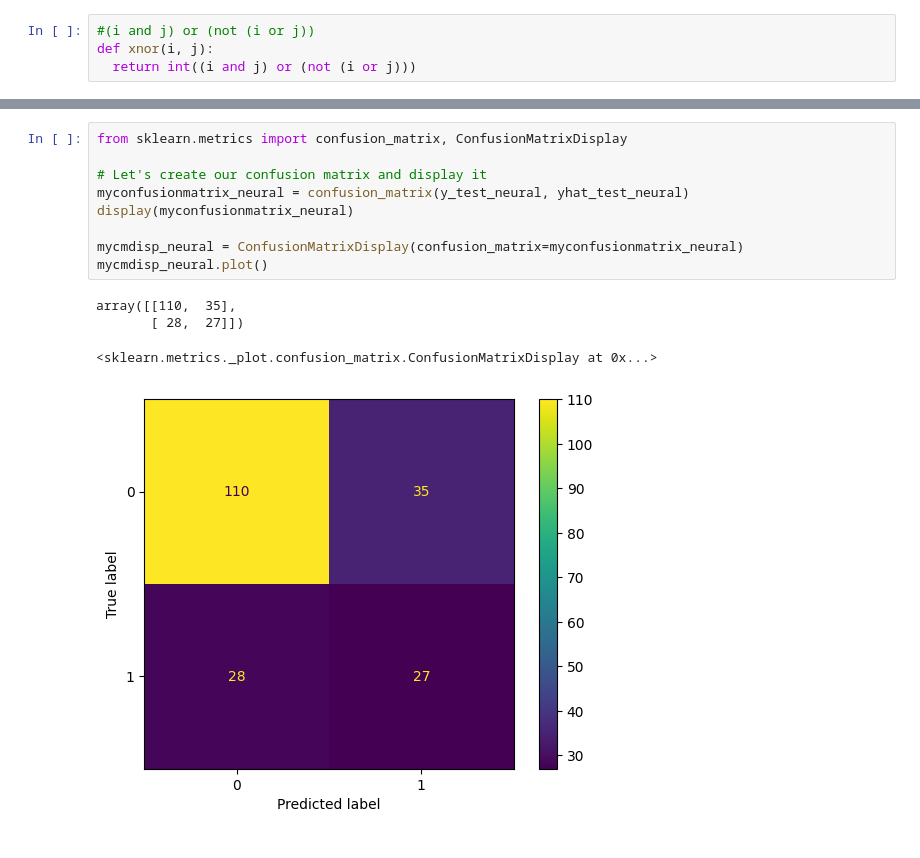
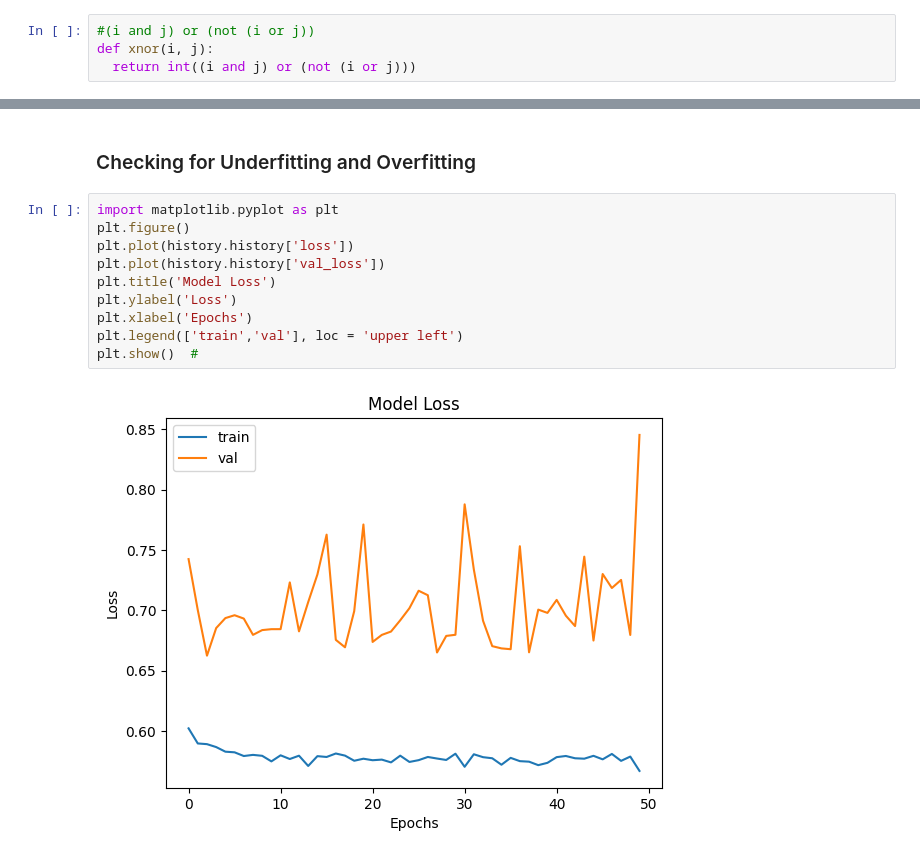
Before and after one commit to smsophiemi/ECS-171-Final-Project, a Jupyter notebook: Project.ipynb, the cells around one changed output, grey strips where cells are left out. Saved outputs shown, nothing was run; the diff lists cells and outputs as text.

```diff
--- a/Project.ipynb
+++ b/Project.ipynb
@@ -482,14 +488,14 @@ Wrong 63
-# %%
-from sklearn.metrics import confusion_matrix, ConfusionMatrixDisplay
-
-# Let's create our confusion matrix and display it
-myconfusionmatrix_neural = confusion_matrix(y_test_neural, yhat_test_neural)
-display(myconfusionmatrix_neural)
-
-mycmdisp_neural = ConfusionMatrixDisplay(confusion_matrix=myconfusionmatrix_neural)
-mycmdisp_neural.plot()
-# %% [output]
-array([[110,  35],
-       [ 28,  27]])
-<sklearn.metrics._plot.confusion_matrix.ConfusionMatrixDisplay at 0x...>
-[figure, removed]
+# %% [markdown]
+### Checking for Underfitting and Overfitting
+# %%
+import matplotlib.pyplot as plt
+plt.figure()
+plt.plot(history.history['loss'])
+plt.plot(history.history['val_loss'])
+plt.title('Model Loss')
+plt.ylabel('Loss')
+plt.xlabel('Epochs')
+plt.legend(['train','val'], loc = 'upper left')
+plt.show()  #
+# %% [output]
+[figure, added]
```
Also changed, not shown: parts of 13 cells of this notebook.
